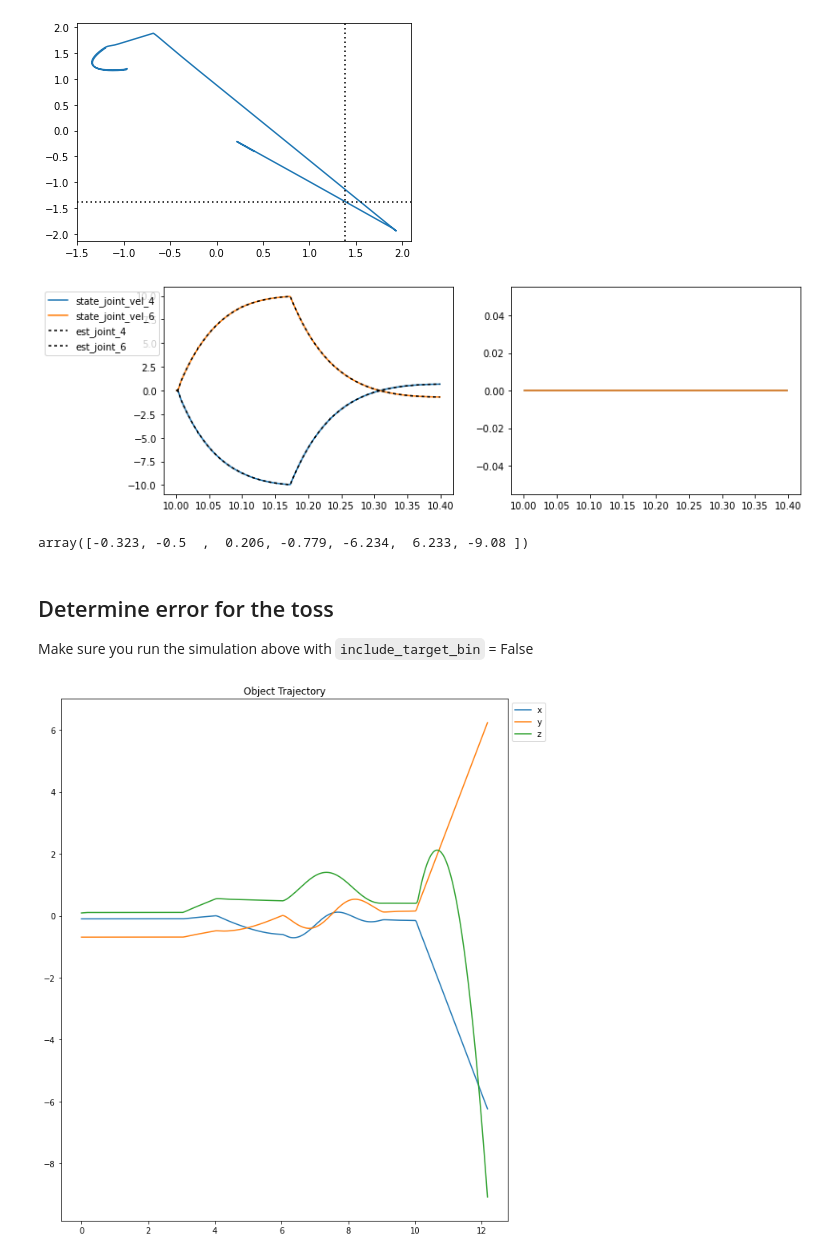
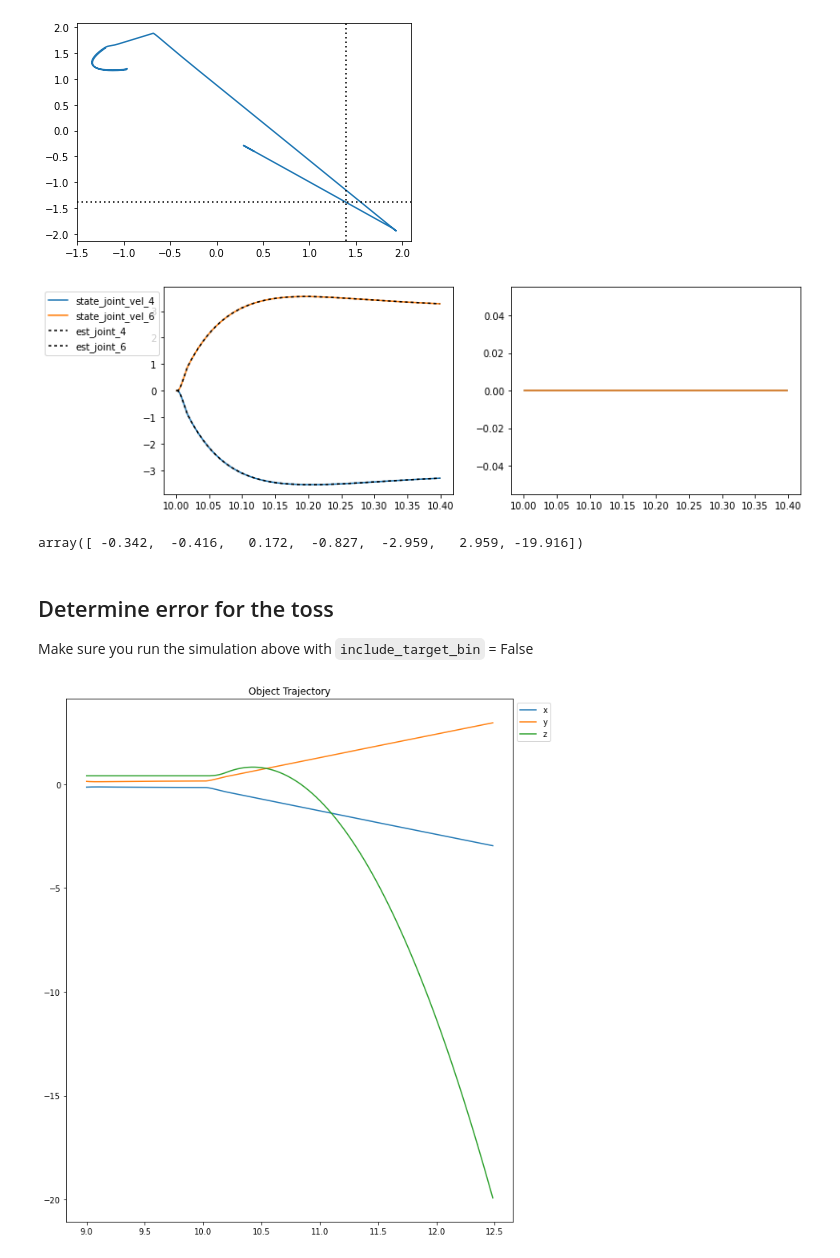
Before and after one commit to dxyang/manipulation, a Jupyter notebook: iiwa_toss_jointangles_v2.ipynb, the cells around one changed output. Saved outputs shown, nothing was run; the diff lists cells and outputs as text; code cells hidden in the pictures.

```diff
--- a/iiwa_toss_jointangles_v2.ipynb
+++ b/iiwa_toss_jointangles_v2.ipynb
@@ -60,7 +60,7 @@ GLOBAL_PLANT, GLOBAL_CONTEXT = get_basic_manip_station()
 # Define throw problem
 # %%
 # Get initial pose of the gripper by using default context of manip station.
-P_WORLD_TARGET = np.array([-4, 4, 0])
+P_WORLD_TARGET = np.array([-1, 1, 0])
 MAX_APPROACH_ANGLE = -45 / 180.0 * np.pi
 OBJECT_TO_TOSS = "ball" # "foam", ball", "rod"
 
@@ -558,7 +560,7 @@ for idx, (r1, r2) in enumerate(
 ):
     plt.plot(chosen_times, r1 - r2, label=f"diff_joint_vel_{2*idx+4}")
 # %% [output]
-[figure, old version]
+[figure, new version]
 # %%
 context = simulator.get_context()
 
@@ -574,33 +576,33 @@ station_plant.GetPositions(
     station_plant.GetModelInstanceByName(model_str)
 )
 # %% [output]
-array([-0.323, -0.5  ,  0.206, -0.779, -6.234,  6.233, -9.08 ])
+array([ -0.342,  -0.416,   0.172,  -0.827,  -2.959,   2.959, -19.916])
 # %% [markdown]
 ## Determine error for the toss
 Make sure you run the simulation above with `include_target_bin` = False
 # %%
 plt.figure(figsize=(10, 12))
 
 all_log_times = loggers["state"].sample_times()
-chosen_idxs = (0 < all_log_times) & (all_log_times < 100)
+chosen_idxs = (9 < all_log_times) & (all_log_times < 100)
 
 log_times = loggers["state"].sample_times()[chosen_idxs]
 log_states = loggers["state"].data()[:, chosen_idxs]
 
 p_objects = np.zeros((len(log_times), 3))
 p_objects[:, 0] = log_states[4]
 p_objects[:, 1] = log_states[5]
 p_objects[:, 2] = log_states[6]
 for idx, r in enumerate(log_states[[4, 5, 6]]):
     if idx == 0:
         label="x"
     elif idx == 1:
         label="y"
     elif idx == 2:
         label="z"
     plt.plot(log_times, r, label=label)
 
 plt.title("Object Trajectory")
 plt.legend(bbox_to_anchor=(1, 1), loc='upper left', ncol=1);
 # %% [output]
-[figure, old version]
+[figure, new version]
```
Also changed, not shown: parts of 8 cells of this notebook.
